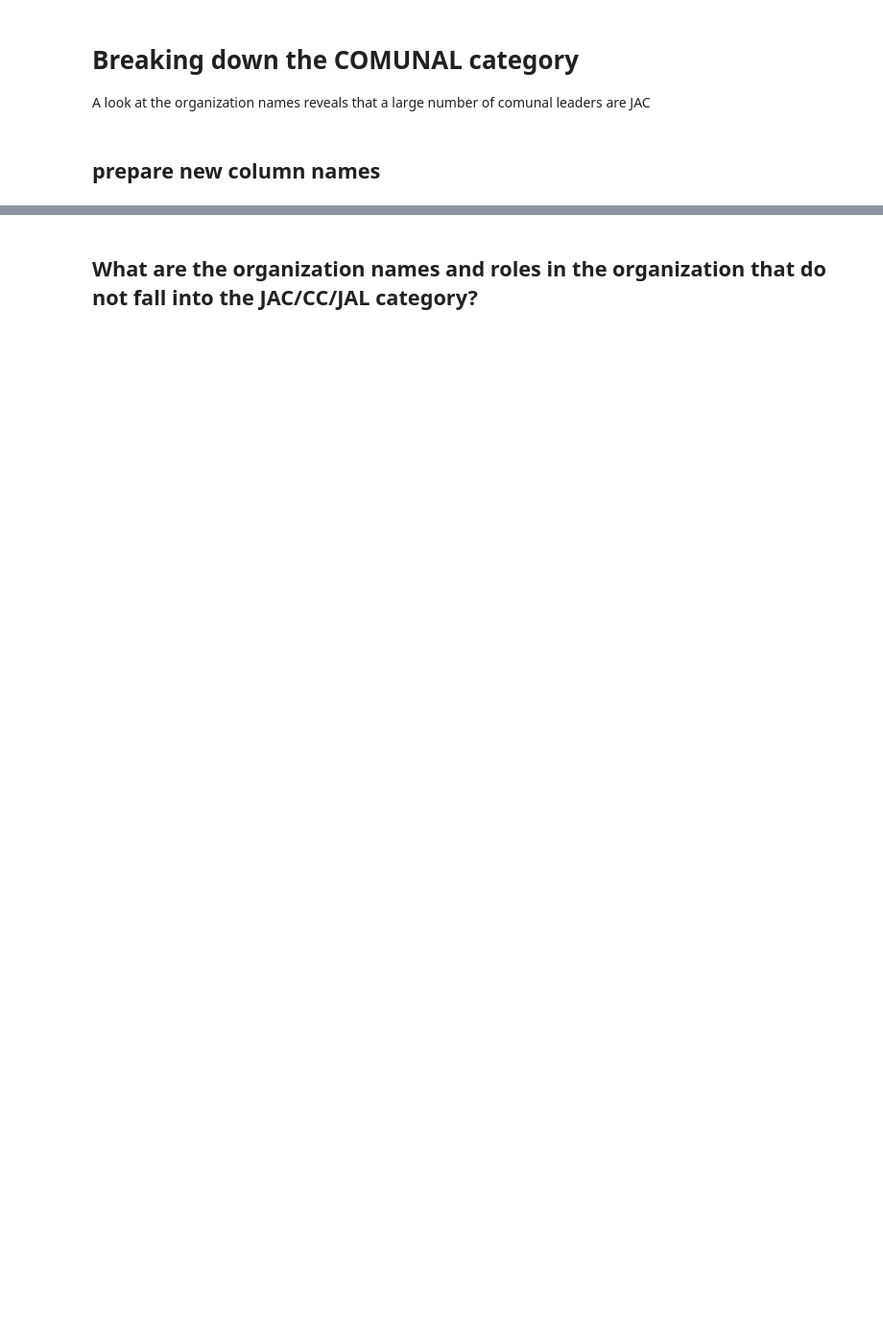
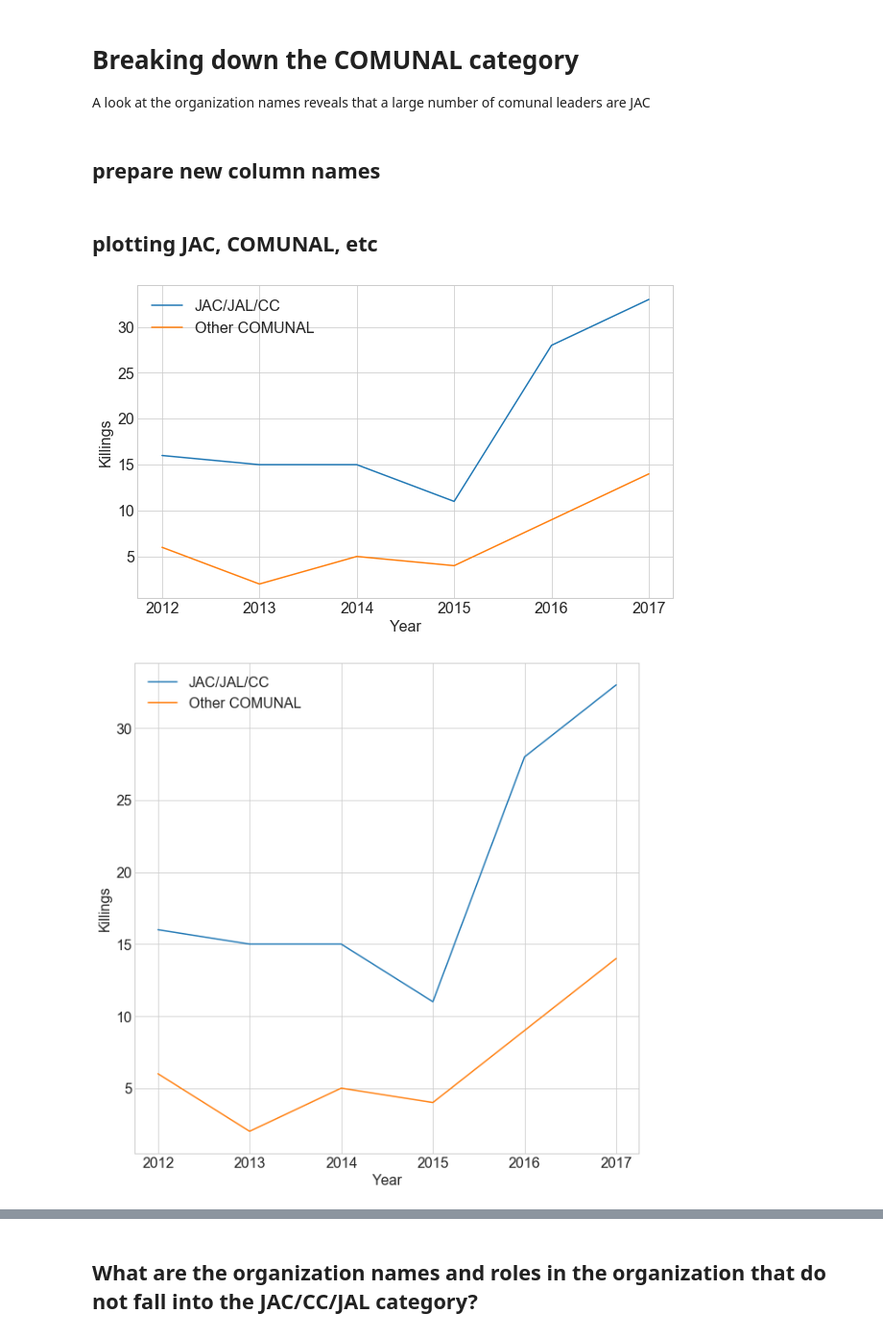
Before and after one commit to benbo/SocialLeaders, a Jupyter notebook: Plots_paper.ipynb, the cells around one changed output, grey strips where cells are left out. Shown at 96% size. Drawn from its saved outputs; the diff is of its cells as text; code cells hidden in the pictures; blank space fills up the shorter version.

```diff
--- a/Plots_paper.ipynb
+++ b/Plots_paper.ipynb
@@ -305,12 +314,12 @@ searchlist = ['JUNTA D EQACCION COUMUNAL']
 data_social.loc[data_social['ORGANIZACION A LA QUE PERTENECE'].str.contains('|'.join(searchlist))==True,'ORGANIZACION A LA QUE PERTENECE'] = 'PRESIDENTE JUNTA DE ACCION COMUNAL VEREDA BUENOS AIRES, FILIAL SINDICATO DE TRABAJADORES  DE L CORDON FRONTERIZO DE PUTUMAYO- CORREDOR  PUERTO VEGA- TETEYE Y MIEMBRO DE MARCHA PATRIOTICA '
 # %%
 #searchlist = ['JAC,','JAC.','JAC ','JUNTA DE ACCION COMUNAL','CONSEJO COMUNAL','CONSEJO COMUNITARIO','ASOCIACION COMUNITARIA','ASOCOMUNAL','JAL ']
-searchlist = ['JAC,','JAC.','JAC ','JUNTA DE ACCION COMUNAL','CONSEJO COMUNITARIO','JAL ']
+searchlist = ['JAC,','JAC.','JAC ','JUNTA DE ACCION COMUNAL','JUNTAS DE ACCION COMUNAL','CONSEJO COMUNITARIO','JAL ']
 data_social['JAC/JAL/CC']=0
 data_social.loc[data_social['NOMBRE DE LA ORGANIZACION'].str.contains('|'.join(searchlist))==True,'JAC/JAL/CC']=1
 data_social.loc[data_social['ORGANIZACION A LA QUE PERTENECE'].str.contains('|'.join(searchlist))==True,'JAC/JAL/CC']=1
 
-searchlistJAC = ['JAC,','JAC.','JAC ','JUNTA DE ACCION COMUNAL']
+searchlistJAC = ['JAC,','JAC.','JAC ','JUNTA DE ACCION COMUNAL','JUNTAS DE ACCION COMUNAL']
 data_social['JAC']=0
 data_social.loc[data_social['NOMBRE DE LA ORGANIZACION'].str.contains('|'.join(searchlistJAC))==True,'JAC']=1
 data_social.loc[data_social['ORGANIZACION A LA QUE PERTENECE'].str.contains('|'.join(searchlistJAC))==True,'JAC']=1
@@ -326,3 +335,26 @@ data_social.loc[data_social['NOMBRE DE LA ORGANIZACION'].str.contains('|'.join(s
 data_social.loc[data_social['ORGANIZACION A LA QUE PERTENECE'].str.contains('|'.join(searchlistJAL))==True,'CC']=1
 # create data frame of comunal category only
 dfcomunal = data_social[data_social['TIPO DE ORGANIZACION']=='COMUNAL']
+# %% [markdown]
+## plotting JAC, COMUNAL, etc
+# %%
+plt.figure(figsize=(10,6))
+data_social[data_social['JAC/JAL/CC']==1]['Deaths'].resample('A').sum().plot(label='JAC/JAL/CC')
+dfcomunal[dfcomunal['JAC/JAL/CC']==0]['Deaths'].resample('A').sum().plot(label='Other COMUNAL')
+plt.legend()
+plt.xlabel('Year')
+plt.ylabel('Killings')
+plt.savefig('ImagesPaper/JACJALCC_vs_ComunalOtra.png')
+plt.show()
+
+plt.figure(figsize=(10,10))
+data_social[data_social['JAC/JAL/CC']==1]['Deaths'].resample('A').sum().plot(label='JAC/JAL/CC')
+dfcomunal[dfcomunal['JAC/JAL/CC']==0]['Deaths'].resample('A').sum().plot(label='Other COMUNAL')
+plt.legend()
+plt.xlabel('Year')
+plt.ylabel('Killings')
+plt.savefig('ImagesPaper/JACJALCC_vs_ComunalOtraSQUARE.png')
+plt.show()
+# %% [output]
+[figure, added]
+[figure, added]
```
Also changed, not shown: parts of 125 cells of this notebook, 1 other file.
